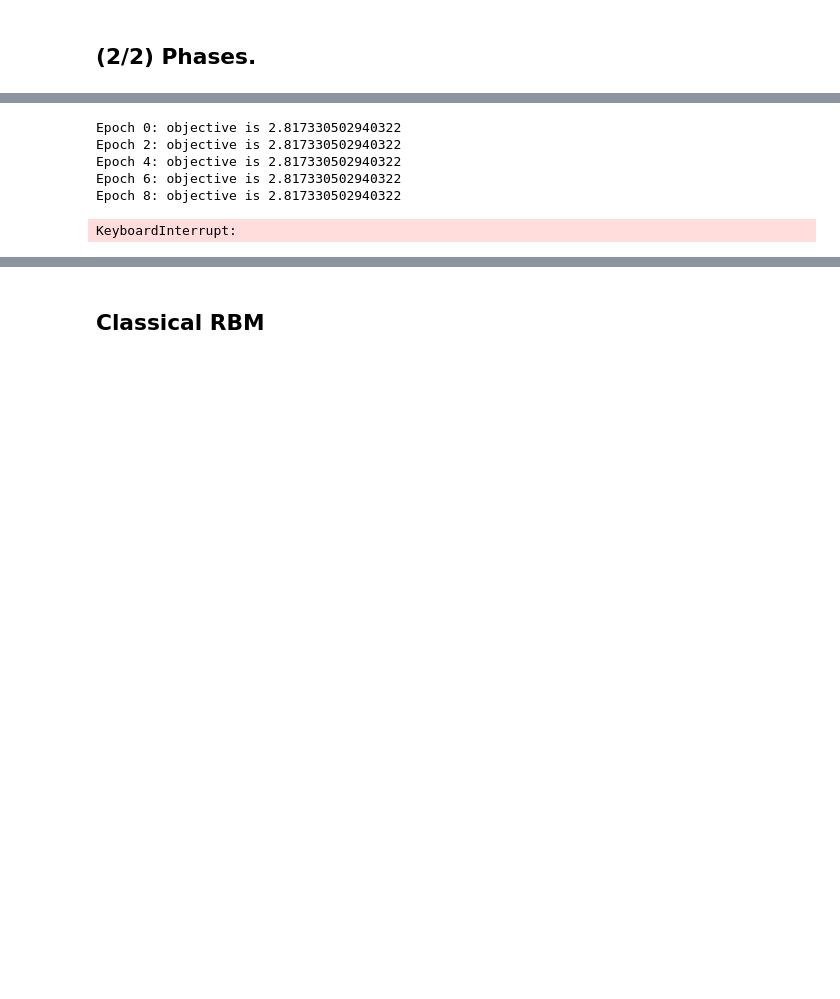
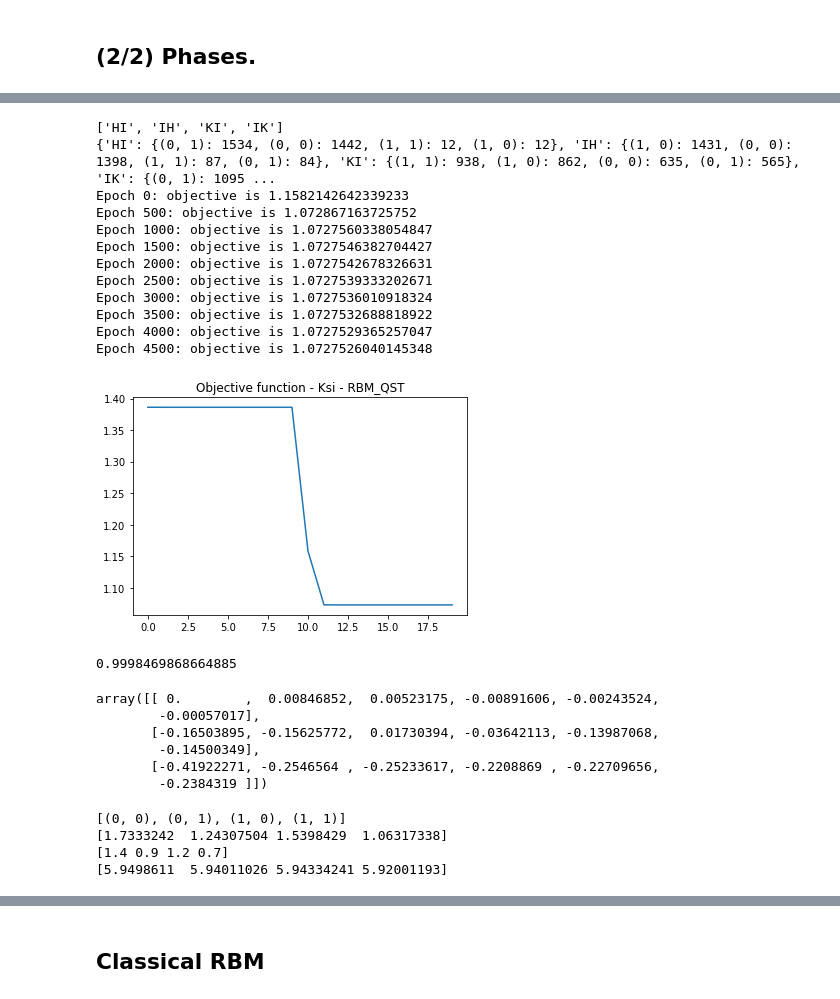
Before and after one commit to RQC-QApp/NNQST, a Jupyter notebook: nn_qst/nn_qst.ipynb, the cells around one changed output, grey strips where cells are left out. Saved outputs shown, nothing was run; the diff lists cells and outputs as text; code cells hidden in the pictures; blank space fills up the shorter version.

```diff
--- a/nn_qst/nn_qst.ipynb
+++ b/nn_qst/nn_qst.ipynb
@@ -74,10 +130,24 @@ utils.plot_histogram(states)
 # %%
-operations = ['HHI', 'IHH', 'HKI', 'IHK']
-r_qst.train_phases(dataset, operations=operations, max_epochs=2000, learning_rate=0.5, debug=True, precise=True)
+basis_set = utils.generate_Isinglike_basis_set(num_units)
+print(basis_set)
+print(dataset)
+r_qst.train_phases(dataset, basis_set=basis_set, max_epochs=5000, learning_rate=0.01, debug=True, precise=True)
 # %% [output]
-Epoch 0: objective is 2.817330502940322
-Epoch 2: objective is 2.817330502940322
-Epoch 4: objective is 2.817330502940322
-Epoch 6: objective is 2.817330502940322
-Epoch 8: objective is 2.817330502940322
+['HI', 'IH', 'KI', 'IK']
+{'HI': {(0, 1): 1534, (0, 0): 1442, (1, 1): 12, (1, 0): 12}, 'IH': {(1, 0): 1431, (0, 0): 1398, (1, 1): 87, (0, 1): 84}, 'KI': {(1, 1): 938, (1, 0): 862, (0, 0): 635, (0, 1): 565}, 'IK': {(0, 1): 1095 ...
+Epoch 0: objective is 1.1582142642339233
+Epoch 500: objective is 1.072867163725752
+Epoch 1000: objective is 1.0727560338054847
+Epoch 1500: objective is 1.0727546382704427
+Epoch 2000: objective is 1.0727542678326631
+Epoch 2500: objective is 1.0727539333202671
+Epoch 3000: objective is 1.0727536010918324
+Epoch 3500: objective is 1.0727532688818922
+Epoch 4000: objective is 1.0727529365257047
+Epoch 4500: objective is 1.0727526040145348
-KeyboardInterrupt:
+# %%
+plt.plot(r_qst.objectives)
+plt.title('Objective function - Ksi - RBM_QST')
+plt.show()
+# %% [output]
+[figure, added]
@@ -83,0 +158,30 @@ KeyboardInterrupt:
+# %%
+# Fidelity.
+fid = utils.fidelity_RBM_PRECISE(r_qst, psi_true)
+fid
+# %% [output]
+0.9998469868664885
+# %%
+r_qst.weights_mu
+# %% [output]
+array([[ 0.        ,  0.00846852,  0.00523175, -0.00891606, -0.00243524,
+        -0.00057017],
+       [-0.16503895, -0.15625772,  0.01730394, -0.03642113, -0.13987068,
+        -0.14500349],
+       [-0.41922271, -0.2546564 , -0.25233617, -0.2208869 , -0.22709656,
+        -0.2384319 ]])
+# %%
+#Phases
+psi_rbm_lst = list(utils.psi_RBM(r_qst).values())
+psi_true_lst = list(psi_true)
+print(psi_true_lst)
+phases_RBM = np.log(psi_rbm_lst).imag
+phases_true = np.array(list(phases.values()))
+print(phases_RBM%np.pi)
+print(phases_true%np.pi)
+print(np.array(phases_true - phases_RBM)%(2*np.pi))
+# %% [output]
+[(0, 0), (0, 1), (1, 0), (1, 1)]
+[1.7333242  1.24307504 1.5398429  1.06317338]
+[1.4 0.9 1.2 0.7]
+[5.9498611  5.94011026 5.94334241 5.92001193]
```
Also changed, not shown: parts of 21 cells of this notebook, 3 other files.
